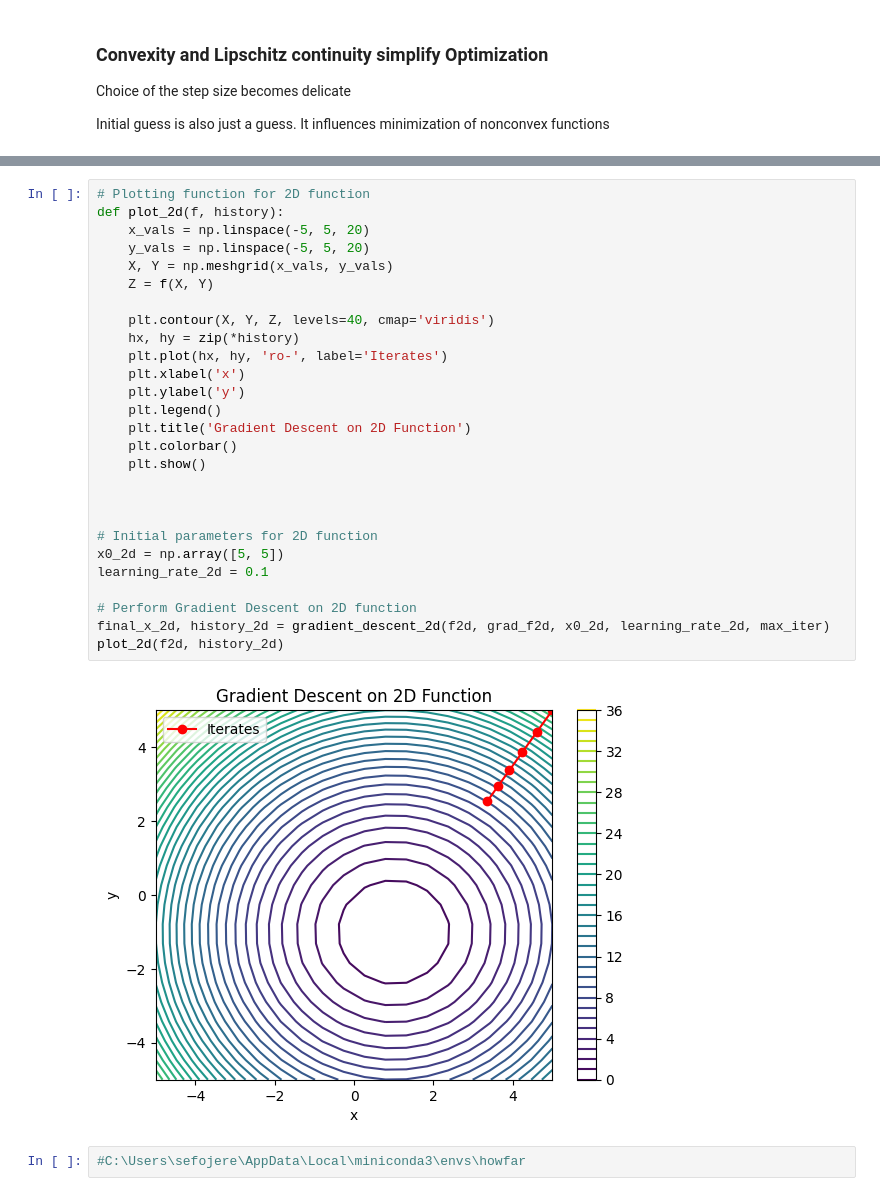
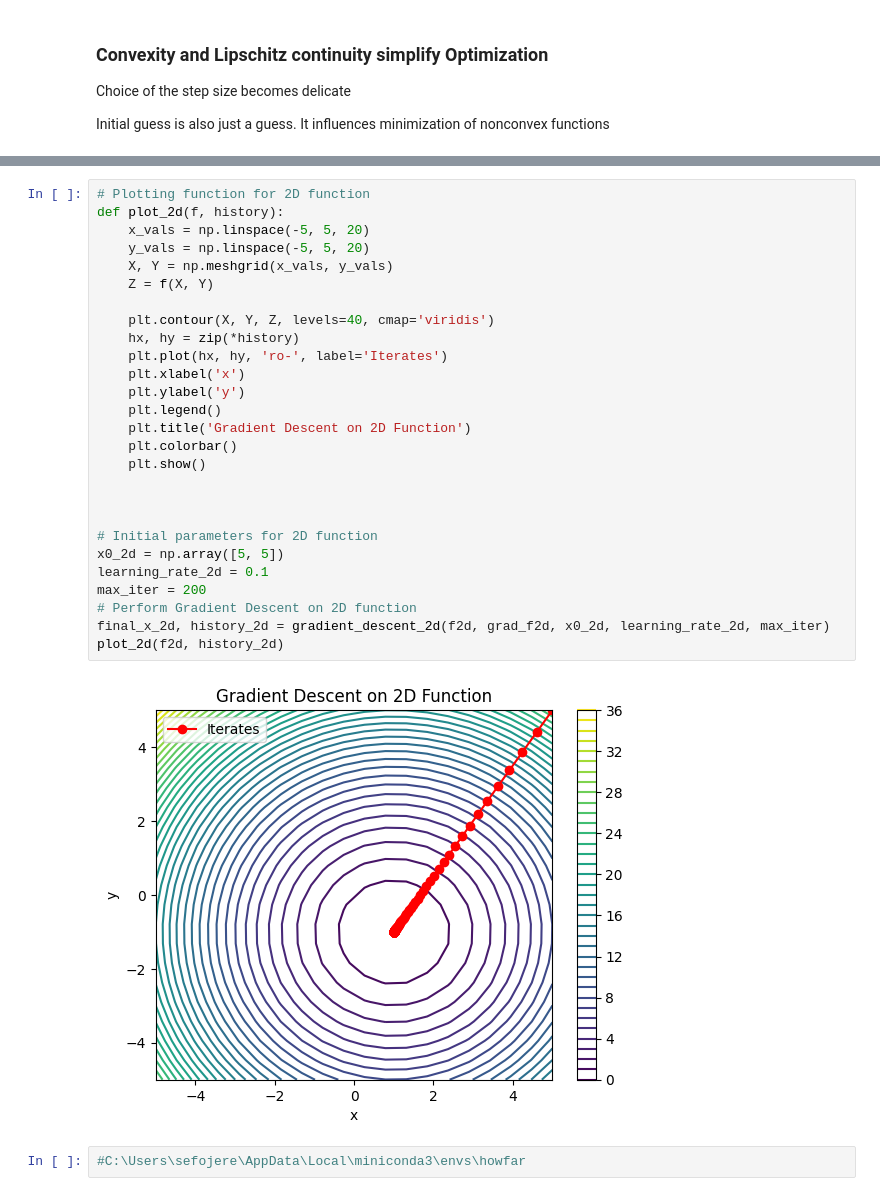
Before and after one commit to JeremieSefo/How-far-can-Mathematics-Go__Applied-Maths, a Jupyter notebook: gradient descent.ipynb, the cells around one changed output, grey strips where cells are left out. Saved outputs shown, nothing was run; the diff lists cells and outputs as text.

```diff
--- a/gradient descent.ipynb
+++ b/gradient descent.ipynb
@@ -105,32 +105,32 @@ plot_1d(f, grad_f, history_1d)
 # %%
 # Plotting function for 2D function
 def plot_2d(f, history):
     x_vals = np.linspace(-5, 5, 20)
     y_vals = np.linspace(-5, 5, 20)
     X, Y = np.meshgrid(x_vals, y_vals)
     Z = f(X, Y)
 
     plt.contour(X, Y, Z, levels=40, cmap='viridis')
     hx, hy = zip(*history)
     plt.plot(hx, hy, 'ro-', label='Iterates')
     plt.xlabel('x')
     plt.ylabel('y')
     plt.legend()
     plt.title('Gradient Descent on 2D Function')
     plt.colorbar()
     plt.show()
 
 
 
 # Initial parameters for 2D function
 x0_2d = np.array([5, 5])
 learning_rate_2d = 0.1
-
+max_iter = 200
 # Perform Gradient Descent on 2D function
 final_x_2d, history_2d = gradient_descent_2d(f2d, grad_f2d, x0_2d, learning_rate_2d, max_iter)
 plot_2d(f2d, history_2d)
 # %% [output]
-[figure, old version]
+[figure, new version]
 # %%
 #C:\Users\sefojere\AppData\Local\miniconda3\envs\howfar
 # %% [markdown]
```
Also changed, not shown: parts of 4 cells of this notebook, 1 other file.
